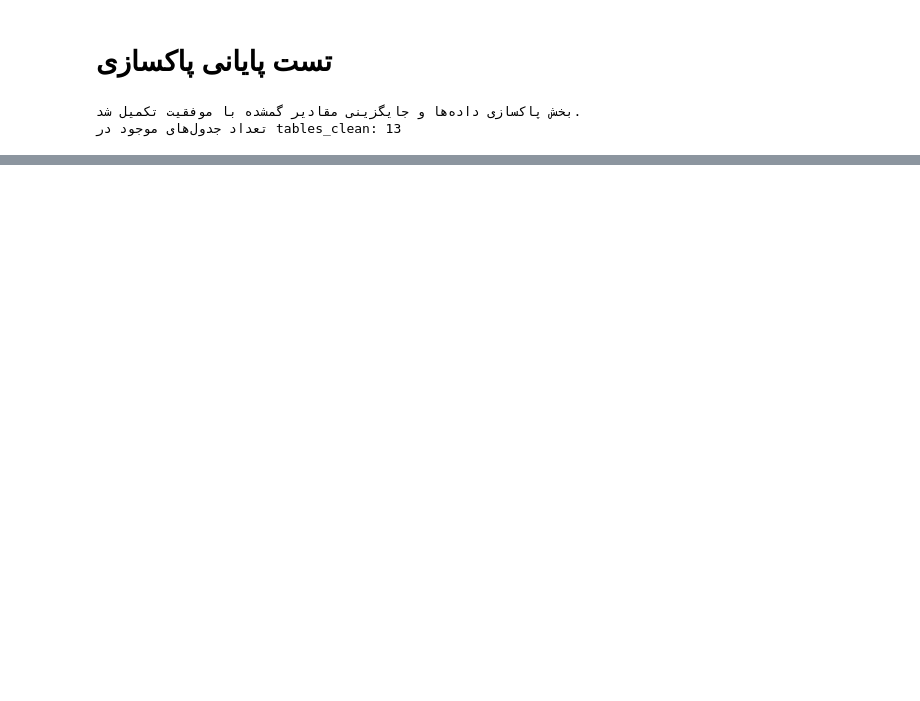
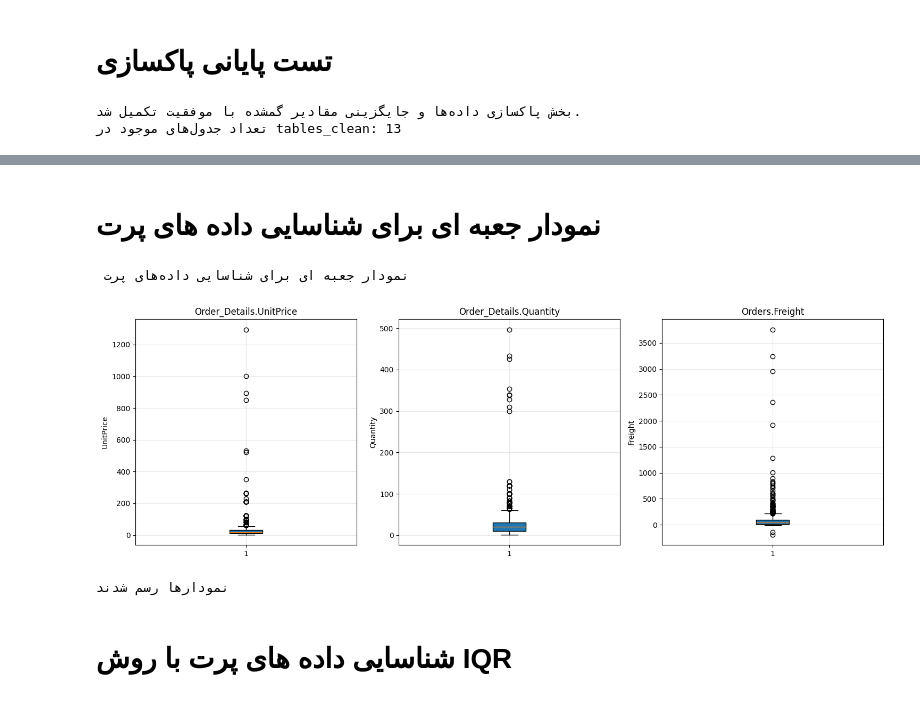
Before and after one commit to IT-Team-14042/IT-14042, a Jupyter notebook: notebooks/phase1.ipynb, the cells around one changed output, grey strips where cells are left out. Drawn from its saved outputs; the diff is of its cells as text; code cells hidden in the pictures; blank space fills up the shorter version.

```diff
--- a/notebooks/phase1.ipynb
+++ b/notebooks/phase1.ipynb
@@ -641,0 +1424,11 @@ print("تعداد جدول‌های موجود در tables_clean:", len(tables_c
+# %%
+print("ذخیره نهایی جدول‌ها بعد از مهندسی ویژگی‌ها")
+final_data_dir = project_root / "data" / "final_clean_data"
+final_data_dir.mkdir(parents=True, exist_ok=True)
+
+for table_name, df in tables_clean.items():
+    df.to_csv(final_data_dir / f"{table_name}.csv", index=False, encoding="utf-8-sig")
+    print(f"✅ {table_name}.csv: {len(df)} ردیف, {len(df.columns)} ستون")
+
+print(f"\n📁 مسیر داده‌های نهایی: {final_data_dir.resolve()}")
+print("\n🎉 بخش 3 (مهندسی ویژگی‌ها) با موفقیت تکمیل شد!")
@@ -641,0 +1618,37 @@ print("تعداد جدول‌های موجود در tables_clean:", len(tables_c
+# %% [markdown]
+# نمودار جعبه ای برای شناسایی داده های پرت
+# %%
+print(" نمودار جعبه ای برای شناسایی داده‌های پرت")
+import matplotlib.pyplot as plt
+import seaborn as sns
+
+columns_to_check = ['UnitPrice', 'Quantity', 'Freight']
+
+fig, axes = plt.subplots(1, 3, figsize=(15, 5))
+
+for plot_idx, col in enumerate(columns_to_check):
+    found = False
+    for table_name, df in tables_clean.items():
+        if col in df.columns:
+            data = df[col].dropna()
+            if len(data) > 0:
+                axes[plot_idx].boxplot(data, vert=True, patch_artist=True)
+                axes[plot_idx].set_title(f'{table_name}.{col}')
+                axes[plot_idx].set_ylabel(col)
+                axes[plot_idx].grid(True, alpha=0.3)
+                found = True
+                break
+
+    if not found:
+        axes[plot_idx].text(0.5, 0.5, f'{col} پیدا نشد', ha='center', va='center')
+        axes[plot_idx].set_title(f'{col} (یافت نشد)')
+
+plt.tight_layout()
+plt.show()
+print("نمودارها رسم شدند")
+# %% [output]
+ نمودار جعبه ای برای شناسایی داده‌های پرت
+[figure, added]
+نمودارها رسم شدند
+# %% [markdown]
+# شناسایی داده های پرت با روش IQR
```
Also changed, not shown: parts of 60 cells of this notebook, 36 other files.
